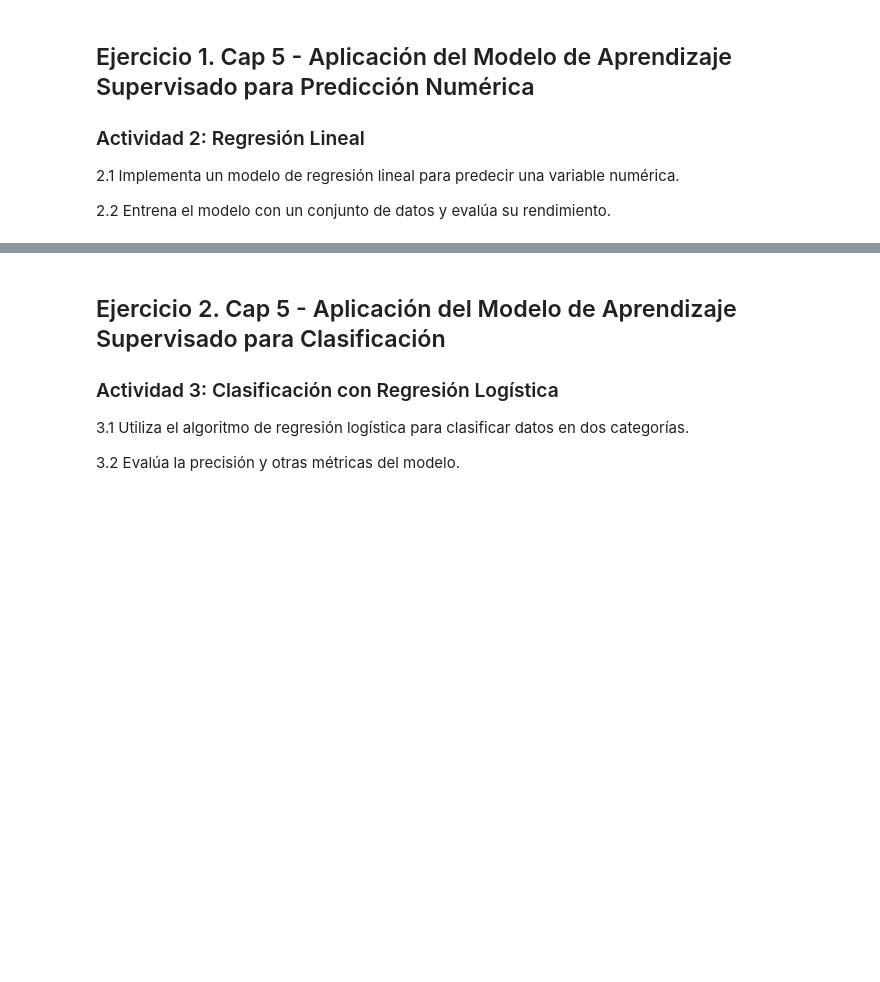
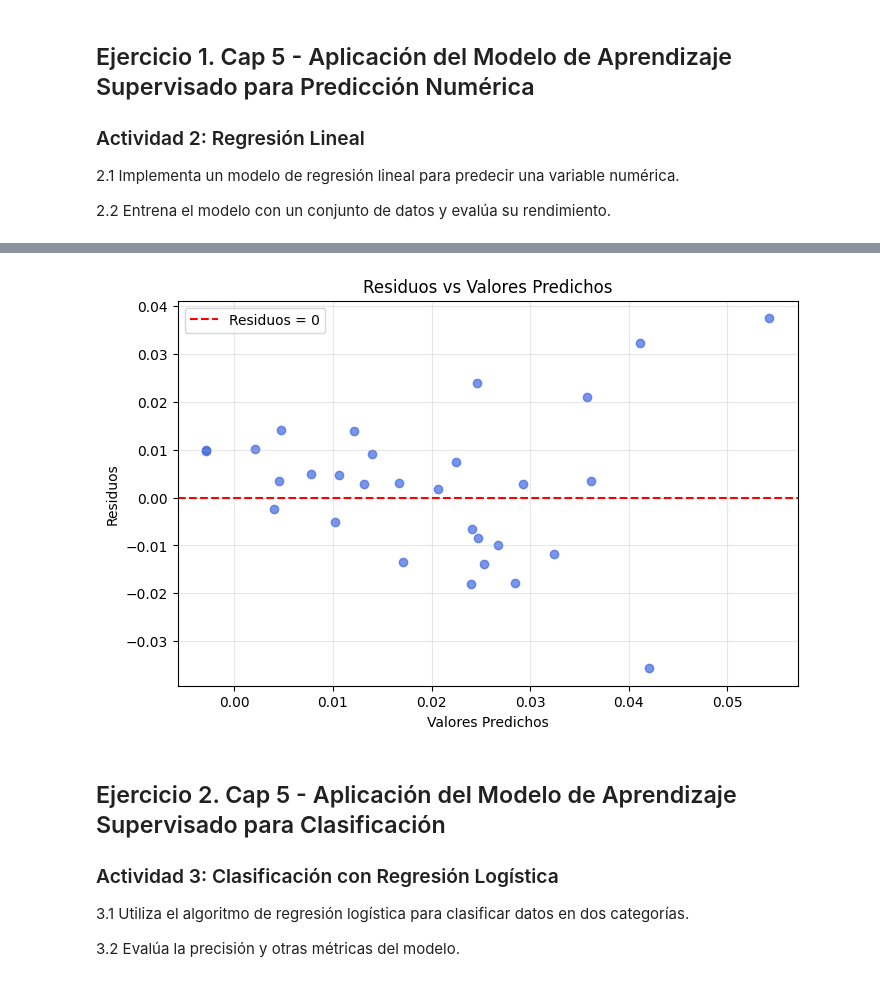
Before and after one commit to alanPalma25/sic-2025-python-ai, a Jupyter notebook: ia_module/activities/sem09_asin_capítulo3_AI (1).ipynb, the cells around one changed output, grey strips where cells are left out. Saved outputs shown, nothing was run; the diff lists cells and outputs as text; code cells hidden in the pictures; blank space fills up the shorter version.

```diff
--- a/ia_module/activities/sem09_asin_capítulo3_AI (1).ipynb
+++ b/ia_module/activities/sem09_asin_capítulo3_AI (1).ipynb
@@ -81,3 +294,19 @@ ___
+# %%
+# Calcular residuos
+residuals = y_test - y_pred
+
+# Plotting Actual vs Predicted values
+plt.figure(figsize=(8, 5))
+plt.scatter(y_pred, residuals, alpha=0.7, color='royalblue')
+plt.axhline(y=0, color='r', linestyle='--', label='Residuos = 0')
+plt.title('Residuos vs Valores Predichos')
+plt.xlabel('Valores Predichos')
+plt.ylabel('Residuos')
+plt.legend(frameon=True)
+plt.grid(True, alpha=0.3)
+plt.show()
+# %% [output]
+[figure, added]
 # %% [markdown]
 ## Ejercicio 2. Cap 5 - Aplicación del Modelo de Aprendizaje Supervisado para Clasificación
 
```
Also changed, not shown: parts of 24 cells of this notebook, 1 other file.
